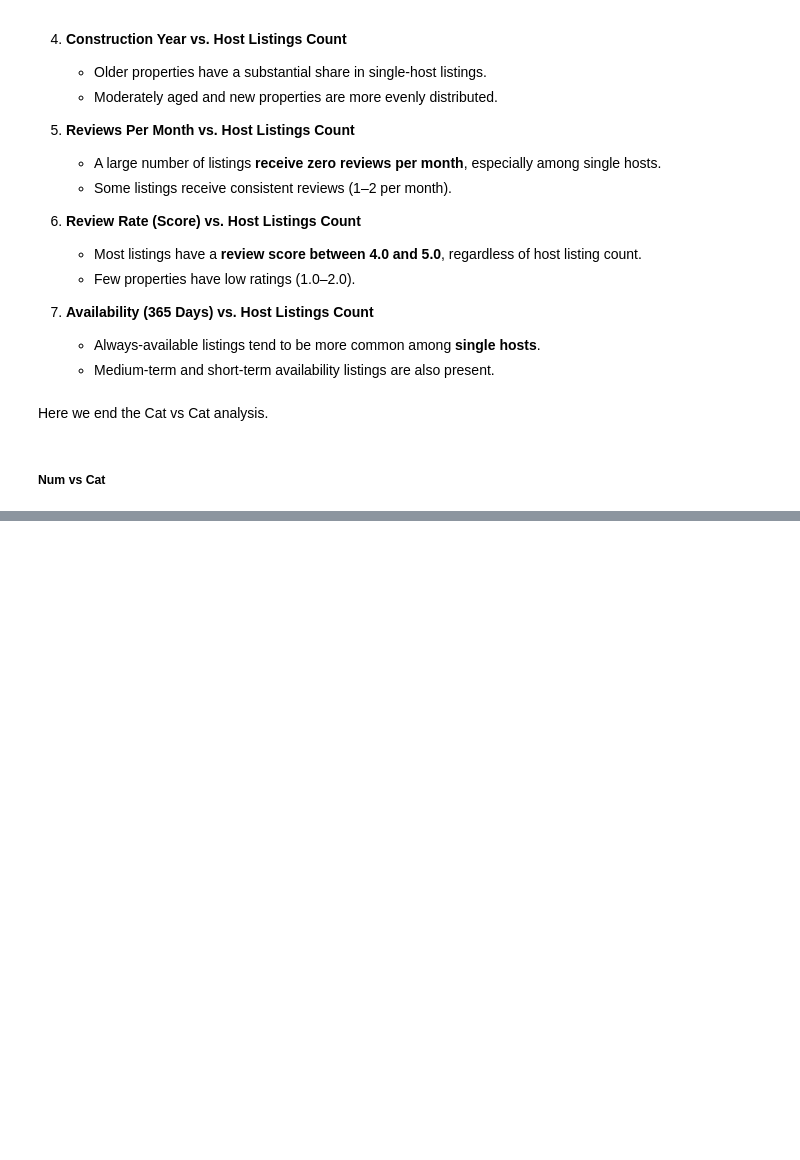
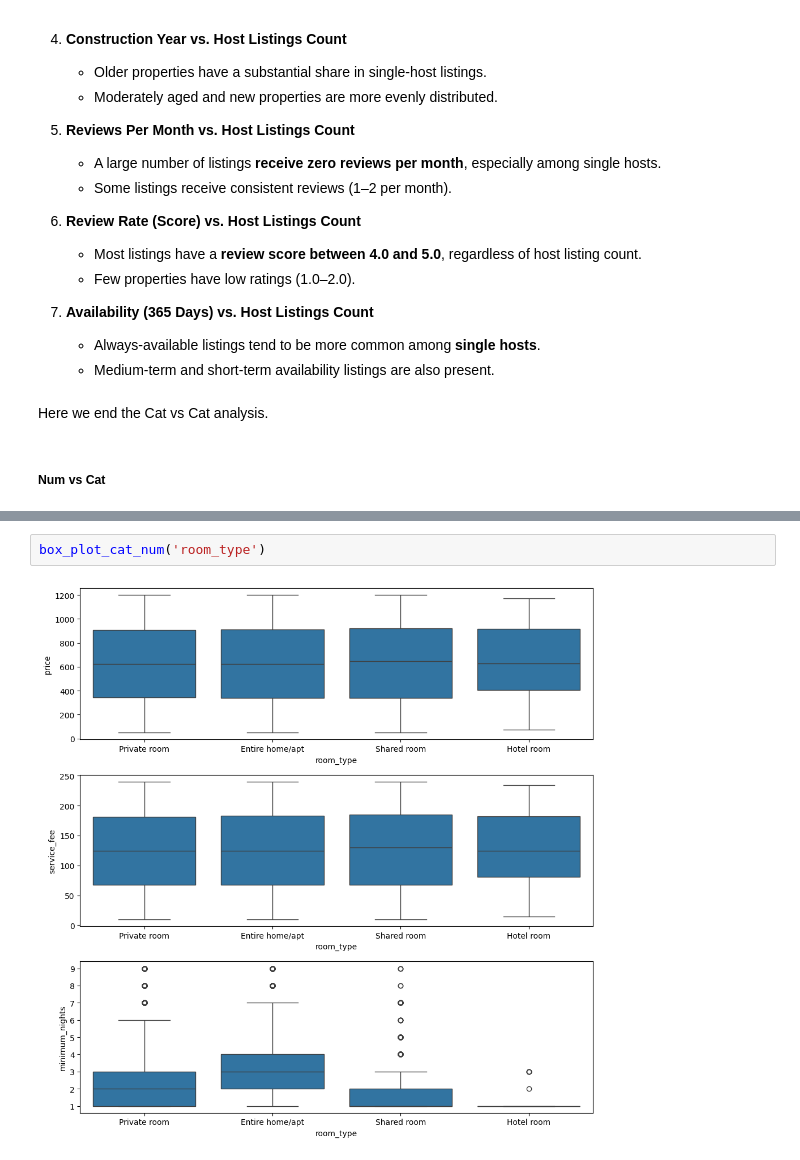
Before and after one commit to Puskchan/Stats, a Jupyter notebook: Stats_Analysis.ipynb, the cells around one changed output, grey strips where cells are left out. Drawn from its saved outputs; the diff is of its cells as text; blank space fills up the shorter version.

```diff
--- a/Stats_Analysis.ipynb
+++ b/Stats_Analysis.ipynb
@@ -1181,0 +1320,4 @@ Here we end the Cat vs Cat analysis.
+# %%
+box_plot_cat_num('room_type')
+# %% [output]
+[figure, added]
```
Also changed, not shown: parts of 45 cells of this notebook.
